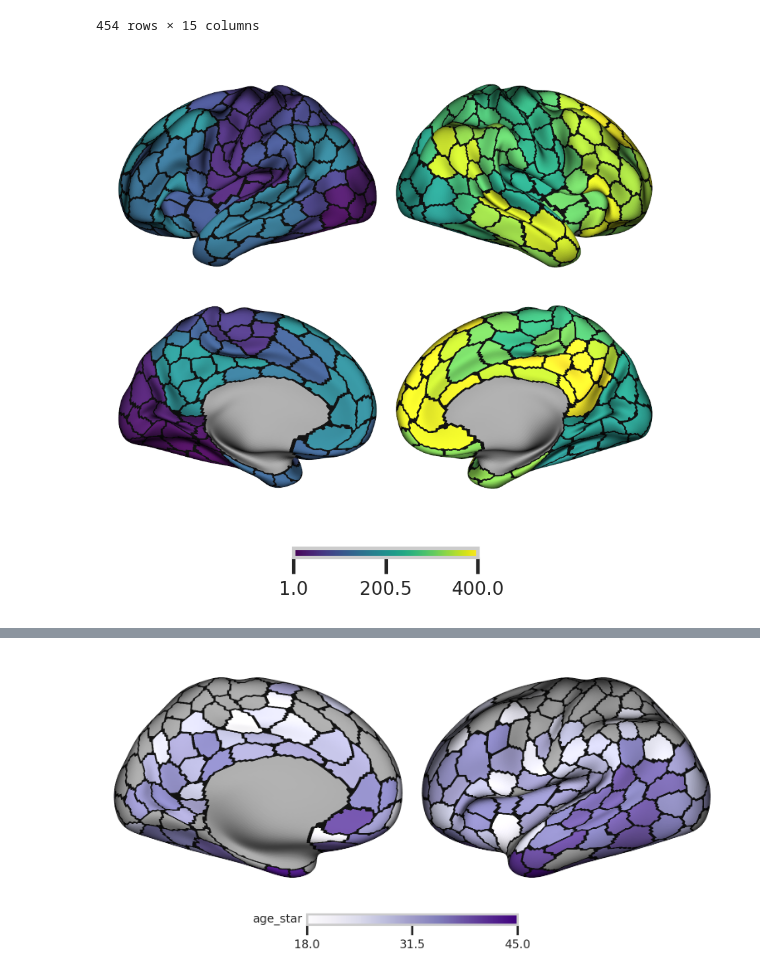
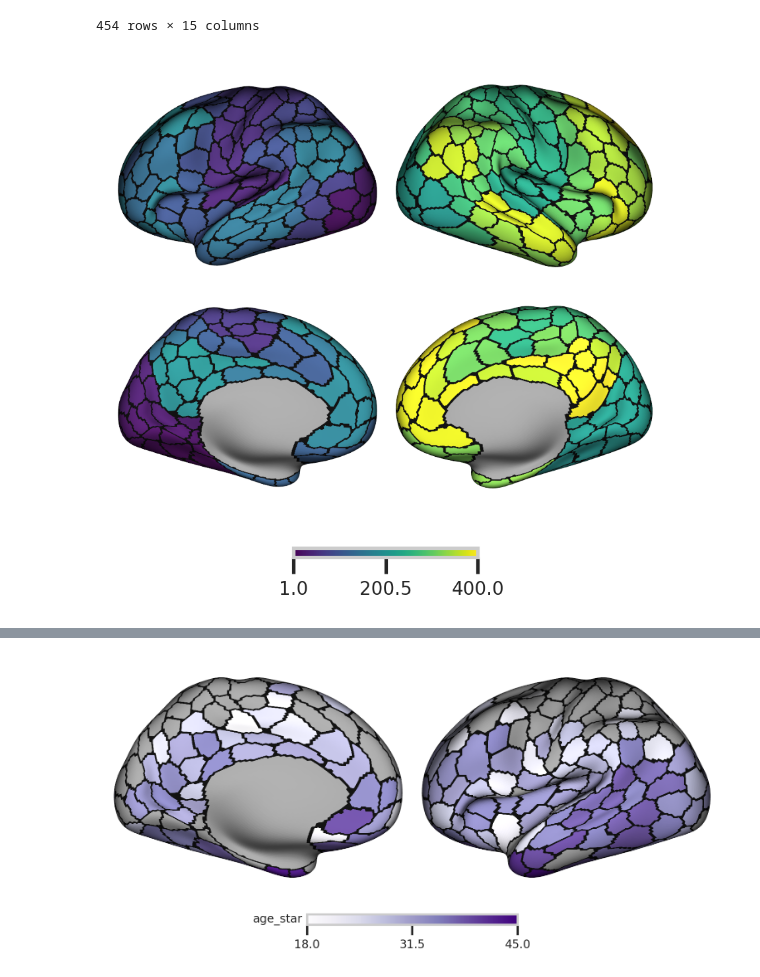
Before and after one commit to GalKepler/neuroaging, a Jupyter notebook: notebooks/fig3/fig3.ipynb, the cells around one changed output, grey strips where cells are left out. Saved outputs shown, nothing was run; the diff lists cells and outputs as text; code cells hidden in the pictures.

```diff
--- a/notebooks/fig3/fig3.ipynb
+++ b/notebooks/fig3/fig3.ipynb
@@ -335,19 +335,19 @@ stab_df.sort_values("age_star", ascending=True)
 # %%
 from neuromaps.datasets import fetch_fslr
 from surfplot import Plot
 from brainspace.datasets import load_parcellation
 
 surfaces = fetch_fslr()
-lh, rh = surfaces['inflated']
+lh, rh = surfaces['veryinflated']
 p = Plot(lh, rh)
 
 # add schaefer parcellation (no color bar needed)
 lh_parc, rh_parc = load_parcellation('schaefer')
 p.add_layer({'left': lh_parc, 'right': rh_parc}, cbar=True)
 
 p.add_layer({'left': lh_parc, 'right': rh_parc}, cmap='gray',
             as_outline=True, cbar=False)
 fig = p.build()
 fig.show()
 # %% [output]
-[figure, old version]
+[figure, new version]
```
Also changed, not shown: parts of 1 cell of this notebook, 7 other files.
